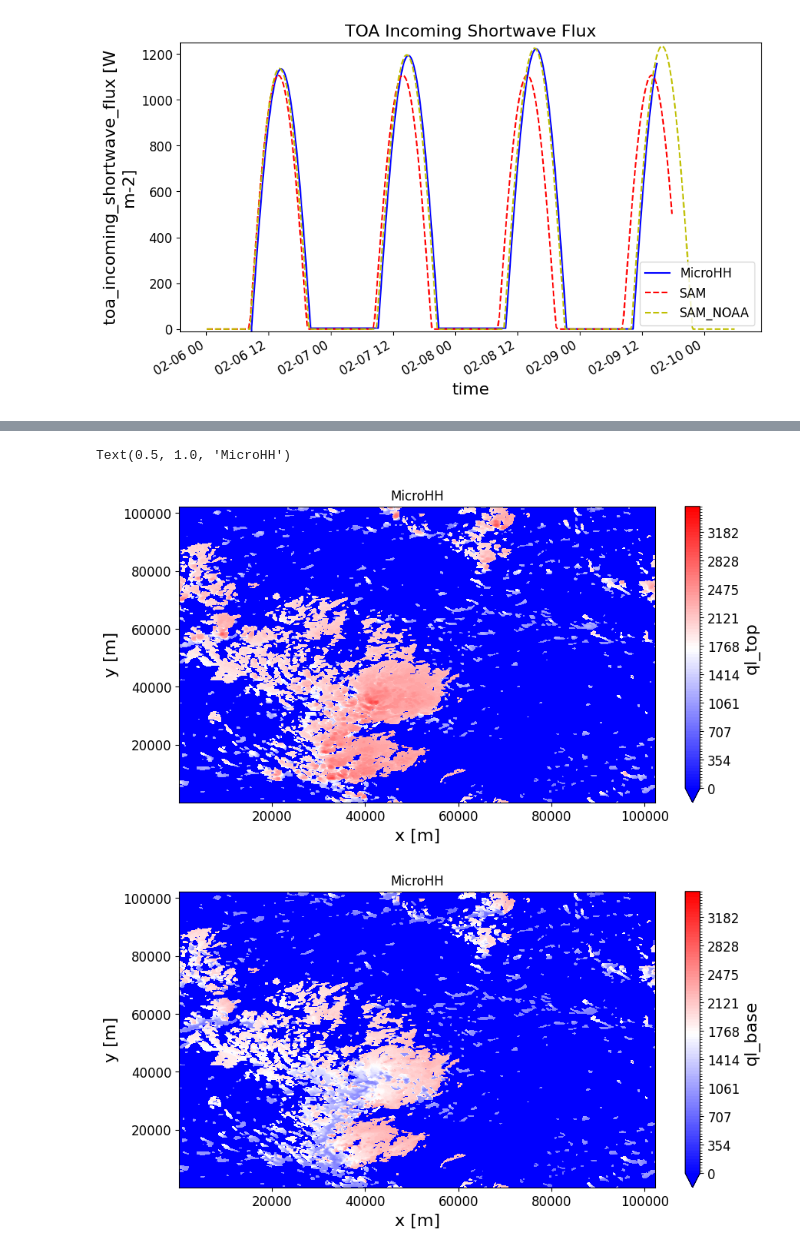
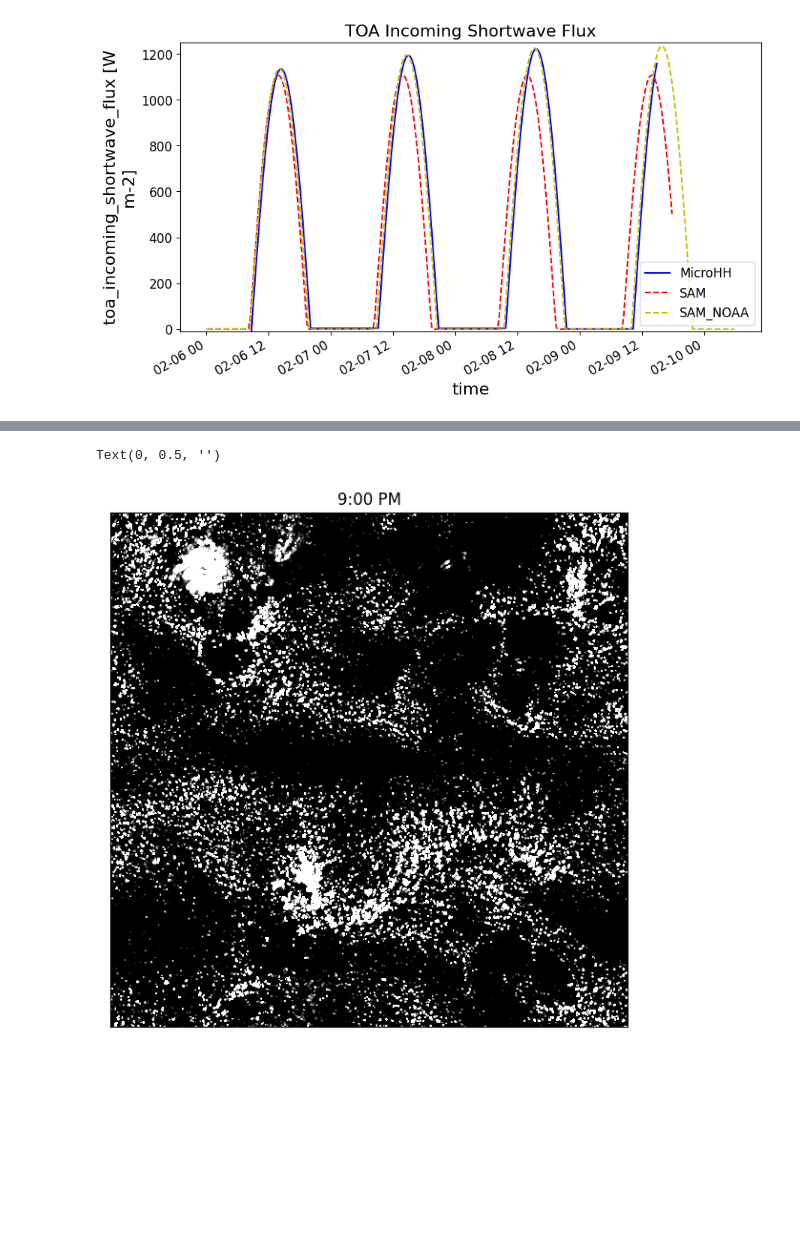
Before and after one commit to girishnigamanth/python_files, a Jupyter notebook: EUREC4A/Intercomparison_plots.ipynb, the cells around one changed output, grey strips where cells are left out. Cells and saved outputs as stored; diff of their text form; code cells hidden in the pictures; blank space fills up the shorter version.

```diff
--- a/EUREC4A/Intercomparison_plots.ipynb
+++ b/EUREC4A/Intercomparison_plots.ipynb
@@ -382,12 +384,22 @@ MONC_2d['HMIX'].mean(dim=['x','y']).plot.line('b-',label='MicroHH')
-# %%
-pl.figure(figsize=(10, 5))
-MHH_2d['ql_top'].isel(time=int(66*3600/300)).plot.contourf(levels=np.linspace(0,3500,100),cmap='bwr')
-pl.title('MicroHH')
-
-pl.figure(figsize=(10, 5))
-MHH_2d['ql_base'].isel(time=int(66*3600/300)).plot.contourf(levels=np.linspace(0,3500,100),cmap='bwr')
-pl.title('MicroHH')
-# %% [output]
-Text(0.5, 1.0, 'MicroHH')
-[figure, removed]
-[figure, removed]
+# %%
+import matplotlib.pyplot as pl
+import xarray as xr
+import numpy as np
+
+pl.rcParams['xtick.labelsize'] = 12
+pl.rcParams['ytick.labelsize'] = 12
+pl.rcParams['axes.labelsize'] = 16
+levs=np.concatenate((np.linspace(0,0.01,20),np.linspace(0.011,1,1)))
+MHH_2d_eulerian=xr.open_dataset('/fs/ess/PFS0220/eurec4a/Case_Runs/Eurec4a_Eulerian/Feb2nd_1150_2300/ql_path.xy.nc',decode_times=False)
+
+hr_plot=69
+pl.figure(figsize=(7, 7))
+MHH_2d_eulerian['ql_path'].isel(time=int(hr_plot*3600/900)).plot.contourf(levels=levs,cmap='gray',add_colorbar=False)
+pl.title('9:00 PM')
+pl.xticks([])
+pl.yticks([])
+pl.xlabel('')
+pl.ylabel('')
+# %% [output]
+Text(0, 0.5, '')
+[figure, added]
```
Also changed, not shown: parts of 4 cells of this notebook, 14 other files.
